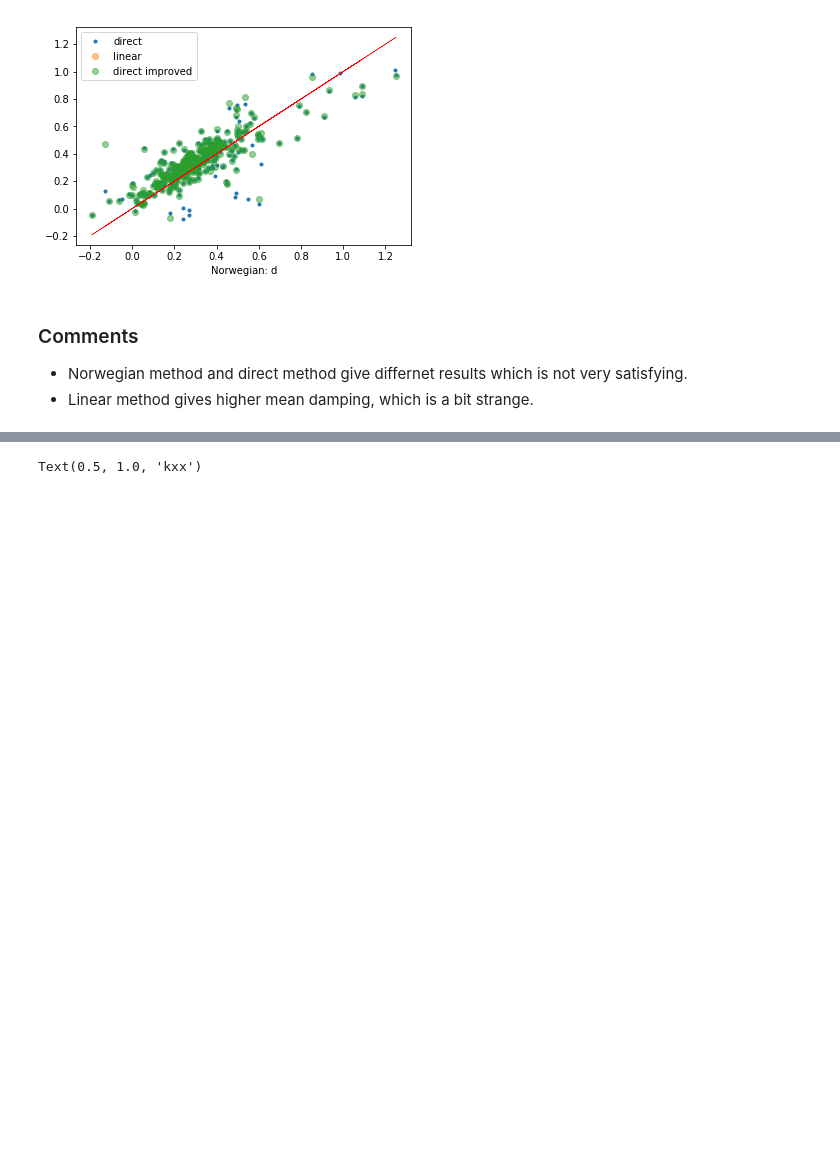
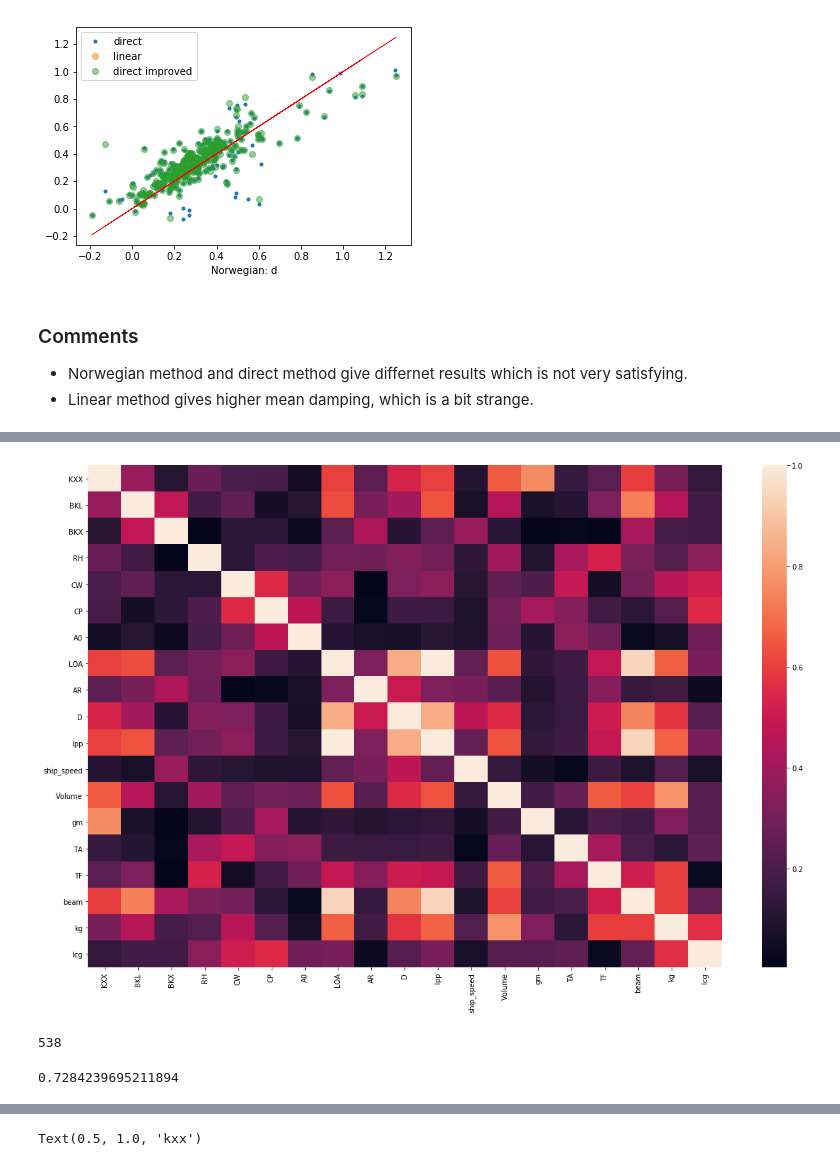
Before and after one commit to martinlarsalbert/rolldecay, a Jupyter notebook: notebooks/rolldecay/04.3_maa_mdl_db_roll_decay_content.ipynb, the cells around one changed output, grey strips where cells are left out. Saved outputs shown, nothing was run; the diff lists cells and outputs as text; code cells hidden in the pictures; blank space fills up the shorter version.

Commit message:
OK run a little bit of regression on the new meta data.

```diff
--- a/notebooks/rolldecay/04.3_maa_mdl_db_roll_decay_content.ipynb
+++ b/notebooks/rolldecay/04.3_maa_mdl_db_roll_decay_content.ipynb
@@ -400,0 +439,53 @@ sns.pairplot(df_rolldecay, x_vars=x_vars, y_vars=['omega0'],
+# %%
+important = ['KXX',
+'BKL',
+'BKX',
+'RH',
+'CW',
+'CP',
+'A0',
+'LOA',
+'AR',
+'D',
+'lpp',
+'ship_speed',
+'Volume',
+'gm',
+'TA',
+'TF',
+'beam',
+'kg',
+'lcg']
+mask = df_rolldecay[important].notnull().all(axis=1)
+df = df_rolldecay.loc[mask].copy()
+# %%
+df = df.dropna(subset=['omega0'])
+# %%
+data = df[important].copy()
+corr = data.corr().abs()
+ax = sns.heatmap(corr)
+ax.figure.set_size_inches(20,13)
+# %% [output]
+[figure, added]
+# %%
+len(data)
+# %% [output]
+538
+# %%
+from sklearn.linear_model import LinearRegression
+from sklearn.model_selection import cross_validate
+from sklearn.preprocessing import PolynomialFeatures
+from sklearn.pipeline import Pipeline
+from sklearn.pipeline import make_pipeline
+
+polynomial_features = PolynomialFeatures(degree=3)
+linear_regression = LinearRegression()
+model = make_pipeline(polynomial_features, linear_regression)
+
+X=data
+y=df['omega0']
+
+model.fit(X=X, y=y)
+model.score(X=X, y=y)
+# %% [output]
+0.7284239695211894
```
Also changed, not shown: parts of 11 cells of this notebook.
